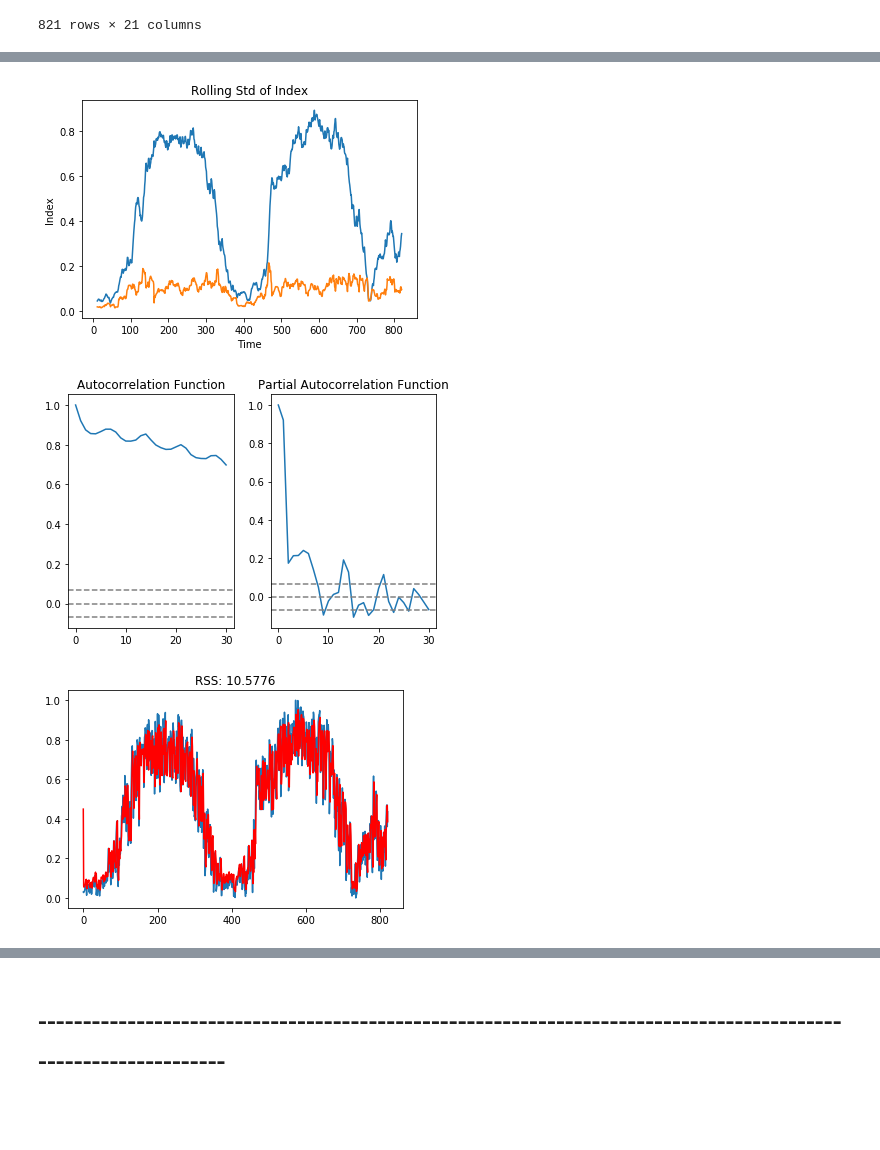
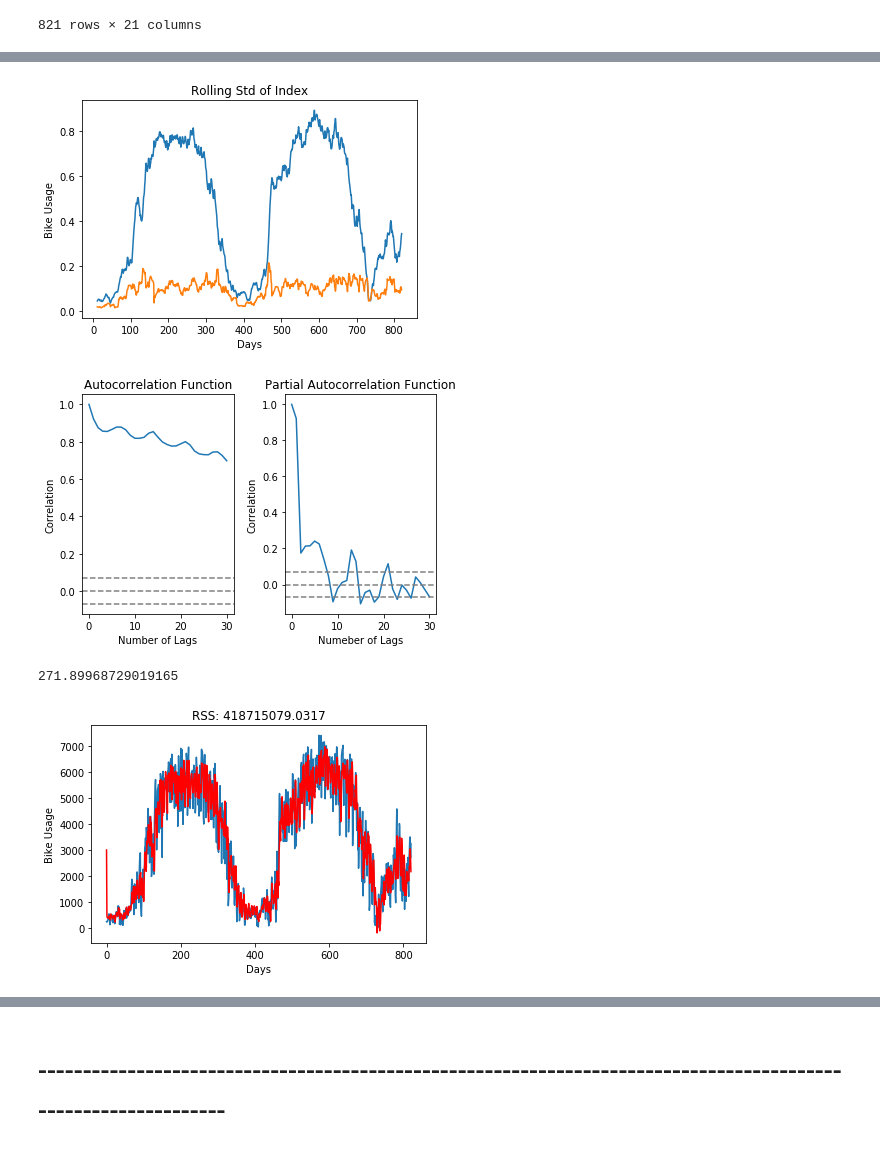
Before and after one commit to dljubenk/BSS, a Jupyter notebook: MasterThesis.ipynb, the cells around one changed output, grey strips where cells are left out. Drawn from its saved outputs; the diff is of its cells as text; code cells hidden in the pictures; blank space fills up the shorter version.

```diff
--- a/MasterThesis.ipynb
+++ b/MasterThesis.ipynb
@@ -730,7 +1188,7 @@ for each in dummy_fields:
     dummies = pd.get_dummies(datatest[each], prefix=each, drop_first=False)
     datatest = pd.concat([datatest, dummies], axis=1)
 
-fields_to_drop = ['Year', 'Month', 'Day','starttime', 'Events']                # remove freq? you need to drop starttime!
+fields_to_drop = ['Year', 'Month', 'Day','starttime', 'Events', 'High Dew Point (F)', 'Low Dew Point (F)', 'High Humidity (%)', 'Low Humidity (%)', 'High Visibility (mi)', 'Low Visibility (mi)', 'High Wind (mph)', 'Avg Wind (mph)', 'High Wind Gust (mph)', 'Snowfall (in)', 'Precip (in)' ]                # remove freq? you need to drop starttime!
 datatest = datatest.drop(fields_to_drop, axis=1)
 datatest.head()
 # %% [output]
@@ -1188,0 +1837,20 @@ _________________________________________________________________
+# %%
+n_features = datatrain_feed.shape[1]
+n_input = 10
+generator_train = TimeseriesGenerator(datatrain_feed, out_seq_train, length=n_input, batch_size=len(datatrain_feed))
+
+for i in range(len(generator_train)):
+    x, y = generator_train[i]
+    #print('%s => %s' % (x, y))
+
+generator_test = TimeseriesGenerator(datatest_feed, out_seq_test, length=n_input, batch_size=1)
+
+for i in range(len(generator_test)):
+    x, y = generator_test[i]
+    #print('%s => %s' % (x, y))
+
+generator_hold = TimeseriesGenerator(datahold_feed, out_seq_hold, length=n_input, batch_size=1)
+
+for i in range(len(generator_hold)):
+    x, y = generator_hold[i]
+    #print('%s => %s' % (x, y))
@@ -1188,0 +1861,9 @@ _________________________________________________________________
+# %%
+model = Sequential()
+
+#model.add(SimpleRNN(4, activation='relu', input_shape=(n_input, n_features), return_sequences = True))
+model.add(SimpleRNN(4, activation='relu', input_shape=(n_input, n_features), return_sequences = False))       #4 relu
+model.add(Dense(1, activation='relu'))                                                                        #1 tanh
+
+adam = Adam(lr=0.001)                                                                         #ADAM!!!!!!!
+model.compile(optimizer=adam, loss='mse')
@@ -1488,15 +2192,15 @@ def Plot_rolling_stats(value):
     mean_index = value.rolling(12).mean()
     mean_index.plot()
     plt.title("Rolling Mean of Index")
-    plt.xlabel("Time")
-    plt.ylabel("Index")
+    plt.xlabel("Days")
+    plt.ylabel("Bike Usage")
     var_index.plot()
     plt.title("Rolling Std of Index")
-    plt.xlabel("Time")
-    plt.ylabel("Index")
+    plt.xlabel("Days")
+    plt.ylabel("Bike Usage")
 Plot_rolling_stats(data.freqscaled)
 # %% [output]
-[figure, old version]
+[figure, new version]
 # %%
 def Plot_ACF_PACF(value):
     lag_acf = acf(value, nlags=30)
@@ -1507,27 +2211,42 @@ def Plot_ACF_PACF(value):
     plt.axhline(y=-1.96/np.sqrt(len(value)),linestyle='--',color='gray')
     plt.axhline(y=1.96/np.sqrt(len(value,)),linestyle='--',color='gray')
     plt.title('Autocorrelation Function')
+    plt.xlabel("Number of Lags")
+    plt.ylabel("Correlation")
     plt.subplot(122)
     plt.plot(lag_pacf)
     plt.axhline(y=0,linestyle='--',color='gray')
     plt.axhline(y=-1.96/np.sqrt(len(value)),linestyle='--',color='gray')
     plt.axhline(y=1.96/np.sqrt(len(value)),linestyle='--',color='gray')
     plt.title('Partial Autocorrelation Function')
+    plt.xlabel("Numeber of Lags")
+    plt.ylabel("Correlation")
     plt.tight_layout()
 Plot_ACF_PACF(data.freqscaled)
 # %% [output]
-[figure, old version]
+[figure, new version]
 # %%
+import time
+
+start = time.time()
+
 def build_ARIMA_model(value):
-    model = ARIMA(np.array(value), order=(2,0,0))
+    model = ARIMA(np.array(value), order=(20,0,0))
     results_AR = model.fit(disp=-1)
     plt.plot(value)
     plt.plot(results_AR.fittedvalues, color='red')
     plt.title('RSS: %.4f'% sum((results_AR.fittedvalues-value)**2))
+    plt.xlabel("Days")
+    plt.ylabel("Bike Usage")
     return results_AR.fittedvalues,value
-pred,true=build_ARIMA_model(data.freqscaled)
+pred,true=build_ARIMA_model(data.freq)
+
+end = time.time()
+
+print(end-start)
 # %% [output]
+271.89968729019165
-[figure, old version]
+[figure, new version]
 # %%
 def Find_RMSE_MAE(x,x1,i):
         if i==1:
```
Also changed, not shown: parts of 314 cells of this notebook, 1 other file.
